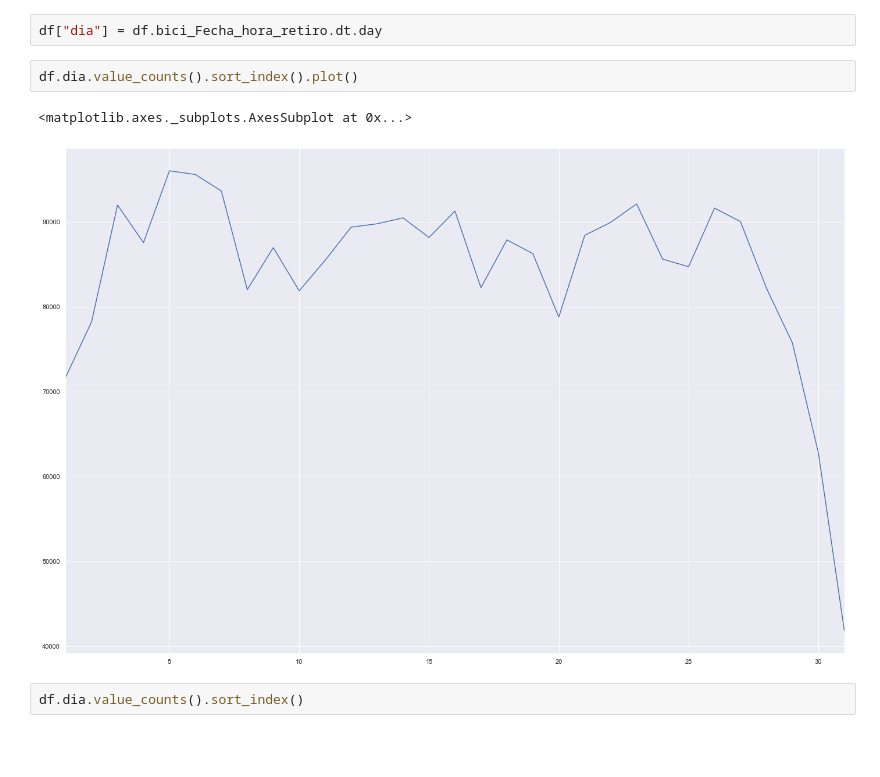
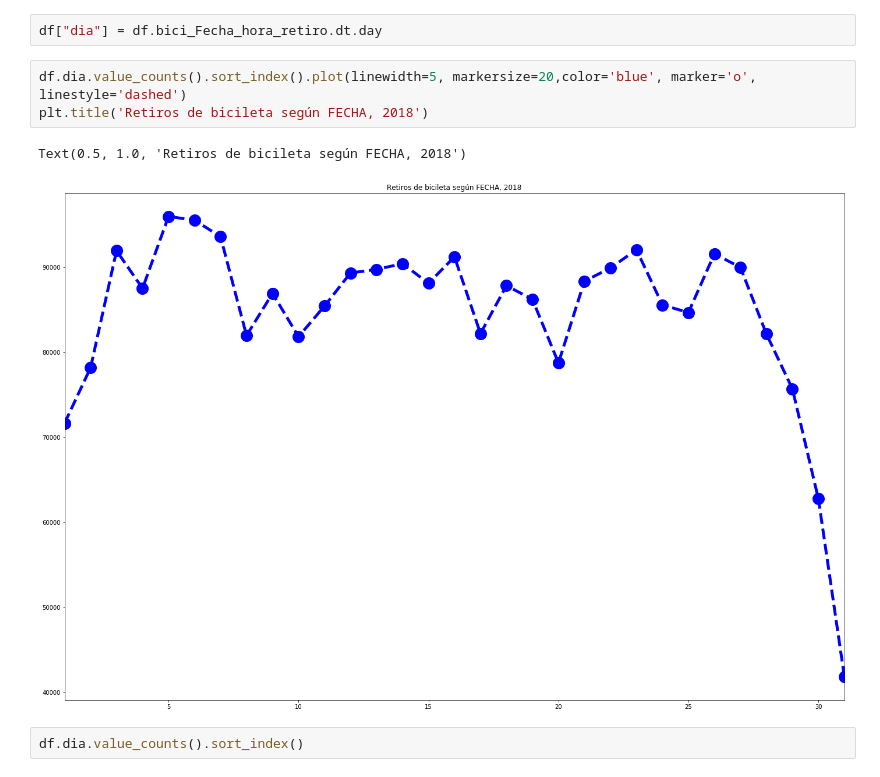
Before and after one commit to fpaterson/Acamica-Data-Science, a Jupyter notebook: Presentación personal/Presentación personal, dataset bicis.ipynb, the cells around one changed output. Saved outputs shown, nothing was run; the diff lists cells and outputs as text; blank space fills up the shorter version.

```diff
--- a/Presentación personal/Presentación personal, dataset bicis.ipynb
+++ b/Presentación personal/Presentación personal, dataset bicis.ipynb
@@ -215,11 +248,12 @@ df.mes.value_counts().sort_index().plot()
 ## Retiros según fecha
 # %%
 df["dia"] = df.bici_Fecha_hora_retiro.dt.day
-# %%
-df.dia.value_counts().sort_index().plot()
-# %% [output]
-<matplotlib.axes._subplots.AxesSubplot at 0x...>
-[figure, removed]
+# %%
+df.dia.value_counts().sort_index().plot(linewidth=5, markersize=20,color='blue', marker='o', linestyle='dashed')
+plt.title('Retiros de bicileta según FECHA, 2018')
+# %% [output]
+Text(0.5, 1.0, 'Retiros de bicileta según FECHA, 2018')
+[figure, added]
 # %%
 df.dia.value_counts().sort_index()
 # %% [output]
```
Also changed, not shown: parts of 9 cells of this notebook.
